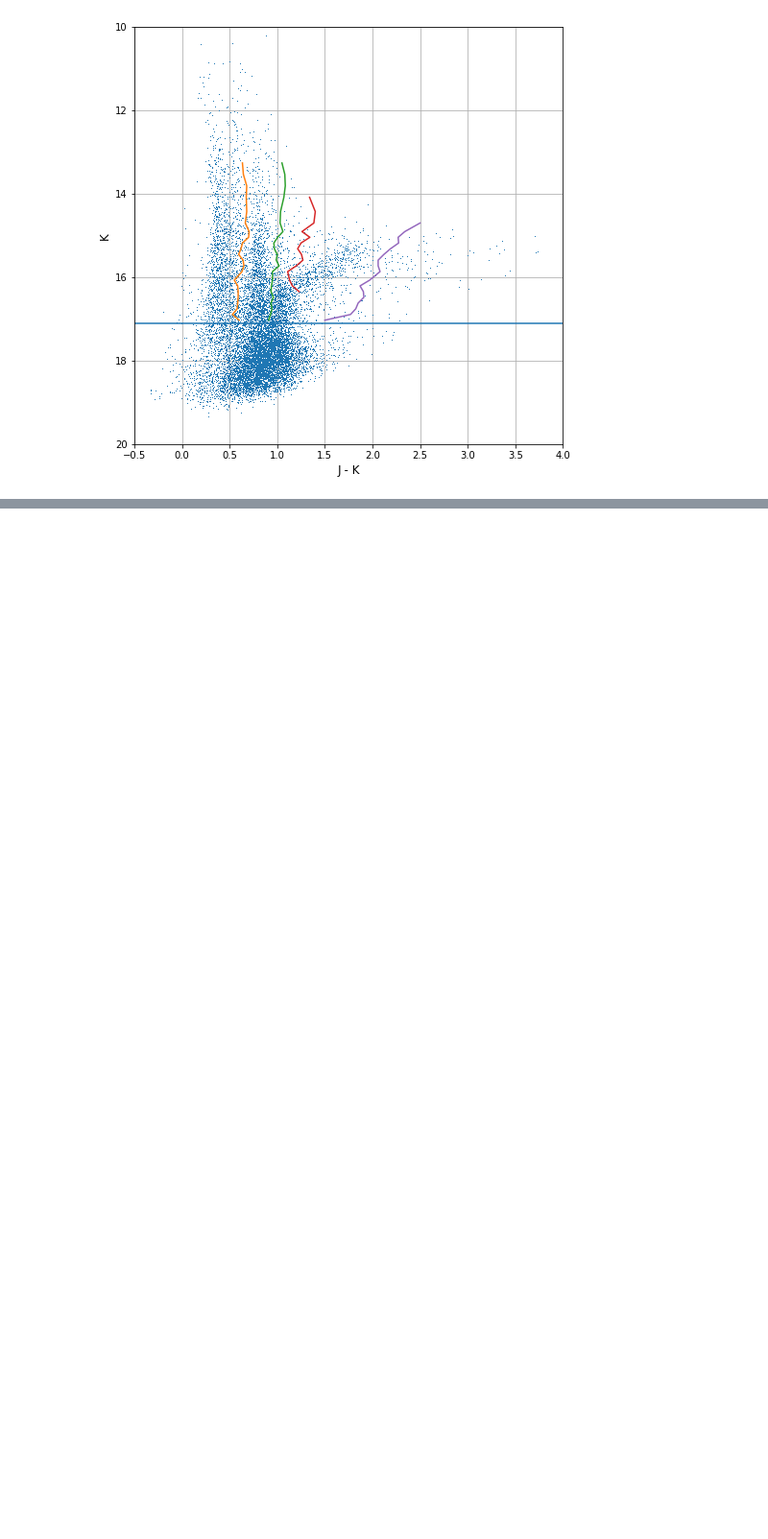
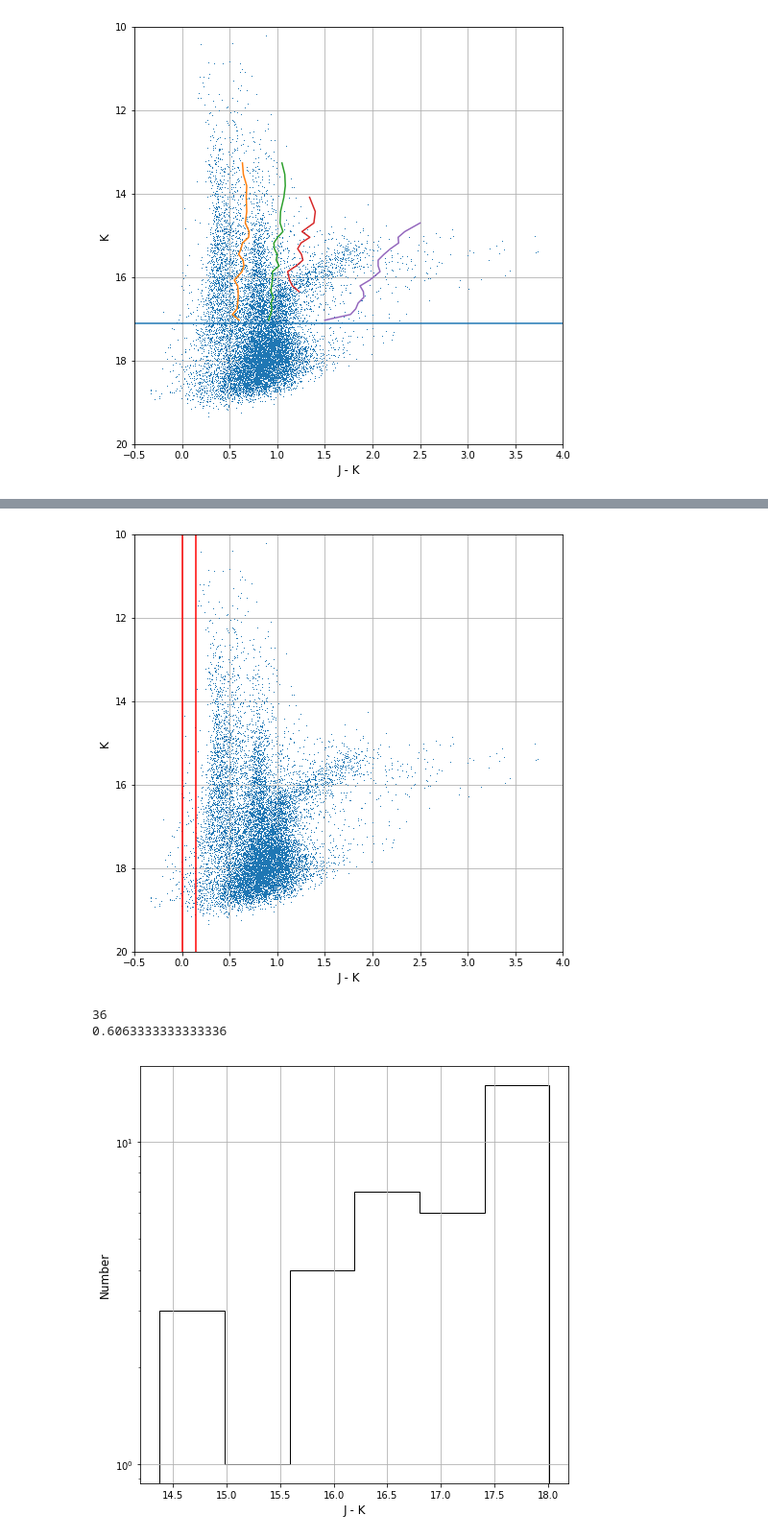
Before and after one commit to alechirschauer/NGC6822, a Jupyter notebook: Color-Cuts_K_vs_J-K_20Nov2018.ipynb, the cells around one changed output, grey strips where cells are left out. Shown at 96% size. Saved outputs shown, nothing was run; the diff lists cells and outputs as text; code cells hidden in the pictures; blank space fills up the shorter version.

```diff
--- a/Color-Cuts_K_vs_J-K_20Nov2018.ipynb
+++ b/Color-Cuts_K_vs_J-K_20Nov2018.ipynb
@@ -2561,0 +2713,47 @@ plt.close()
+# %%
+# 70
+
+# Bin 1 (J-K = 0.000 to 0.144)
+#
+plt.figure(figsize=(8,8))
+plt.plot(phot_data.jMINUSk, phot_data.Kmag, ',')
+plt.xlim(-0.5, 4.0)
+plt.ylim(20.0, 10.0)
+plt.xlabel('J - K', size=12)
+plt.ylabel('K', size=12)
+#
+plt.axvline(x=0.000, linewidth=1.5, color='red') # Bin 1 - left boundary
+plt.axvline(x=0.144, linewidth=1.5, color='red') # Bin 1 - right boundary
+#
+plt.grid(True)
+plt.show()
+plt.close()
+
+# define the range of J-K over which the bin is sampling
+# from the catalog of sources with K-mag and J-mag errors less than 0.1.
+#
+KmagHIST1 = TRGBhist[(TRGBhist.jMINUSk > 0.000) & (TRGBhist.jMINUSk < 0.144)]
+#print KmagHIST1
+print len(KmagHIST1)
+#
+binwidth = stats.knuth_bin_width(KmagHIST1.Kmag)
+bin_number = (max(KmagHIST1.Kmag)+binwidth)/binwidth
+print binwidth
+#print bin_number
+#
+fig = plt.figure(figsize = (8,8))
+plt.hist(KmagHIST1.Kmag, bins=np.arange(min(KmagHIST1.Kmag), max(KmagHIST1.Kmag) + binwidth, binwidth), histtype='step', color='black')
+plt.yscale('log', nonposy='clip')
+#plt.xlim(-0.5, 4.0)
+#plt.xlim(0.0, 2.5)
+#plt.ylim(0.0, 200.0)
+plt.xlabel('J - K', size=12)
+plt.ylabel('Number', size=12)
+plt.grid(True)
+plt.show()
+plt.close()
+# %% [output]
+[figure, added]
+36
+0.6063333333333336
+[figure, added]
```
Also changed, not shown: parts of 36 cells of this notebook.
